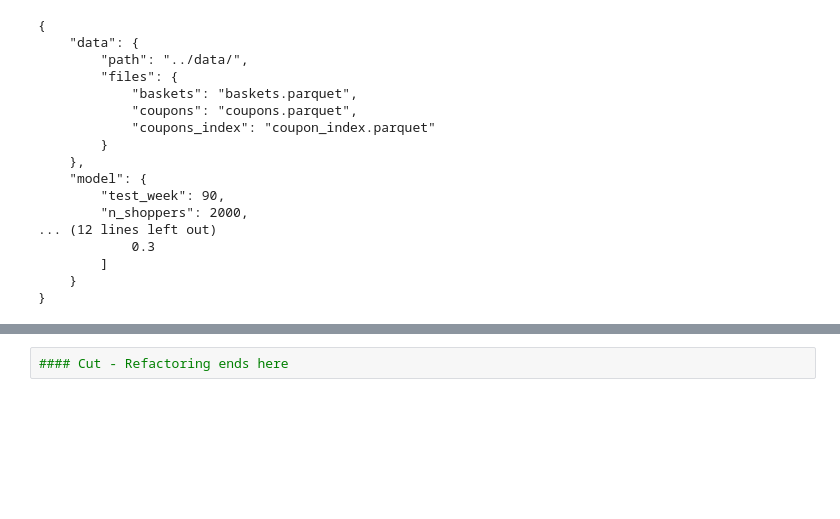
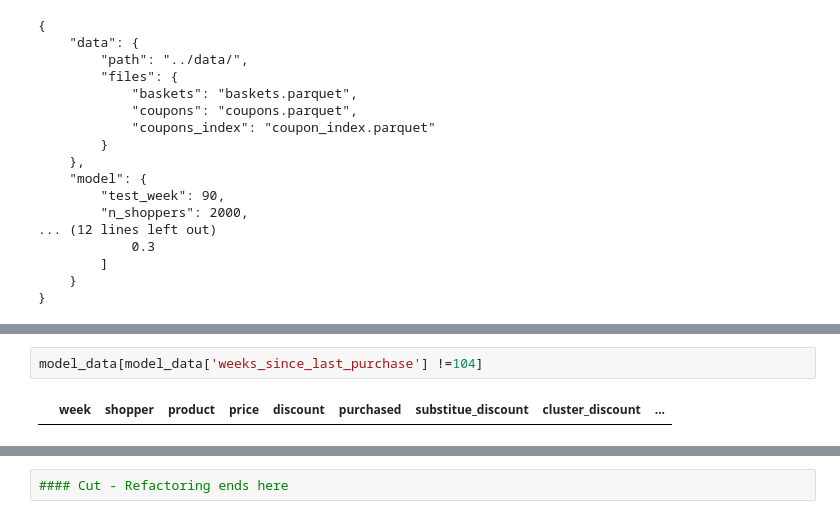
Before and after one commit to leonhagel/mlim-g2, a Jupyter notebook: code/discount-model_20210226_complete-pipeline_no-intermediary-results.ipynb, the cells around one changed output, grey strips where cells are left out. Saved outputs shown, nothing was run; the diff lists cells and outputs as text; blank space fills up the shorter version.

```diff
--- a/code/discount-model_20210226_complete-pipeline_no-intermediary-results.ipynb
+++ b/code/discount-model_20210226_complete-pipeline_no-intermediary-results.ipynb
@@ -49,3 +72,7 @@ AttributeError: 'FeatureCreator' object has no attribute 'create_complement_disc
+# %%
+model_data[model_data['weeks_since_last_purchase'] !=104]
+# %% [output]
+|  | week | shopper | product | price | discount | purchased | substitue_discount | cluster_discount | ... |
 # %%
 model_data
 # %% [output]
```
Also changed, not shown: parts of 8 cells of this notebook, 1 other file.
